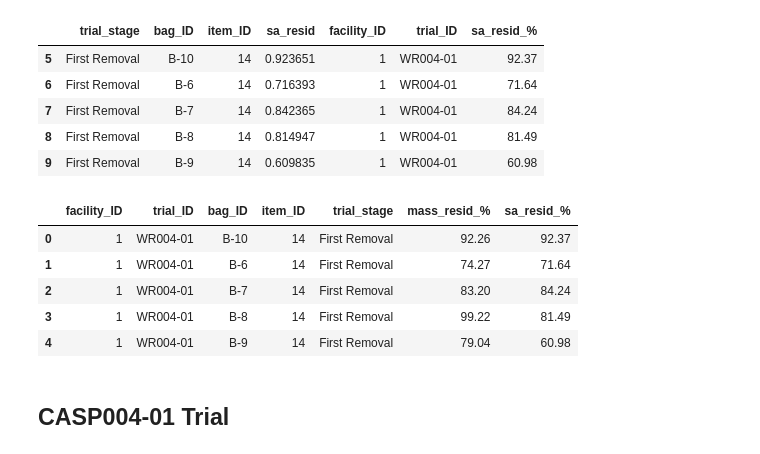
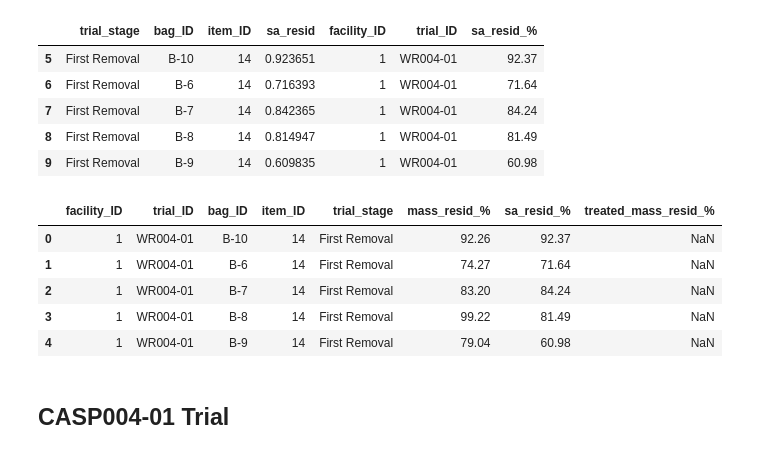
Before and after one commit to uchicago-dsi/compostable-disintegration-analysis, a Jupyter notebook: notebooks/add_observations_10trials.ipynb, the cells around one changed output. Drawn from its saved outputs; the diff is of its cells as text; code cells hidden in the pictures.

Commit message:
added a column for dried mass residuals

```diff
--- a/notebooks/add_observations_10trials.ipynb
+++ b/notebooks/add_observations_10trials.ipynb
@@ -153,24 +153,25 @@ melted_sa.head()
 # %%
 # Merge
 merged_df = pd.merge(melted_mass,
                      melted_sa,
                      on=['facility_ID', 'trial_stage', 'bag_ID', 'item_ID', 'trial_ID'],
                      how='inner',
                      suffixes=('_mass', '_sa'))
-merged_df['bag_ID'] = merged_df['bag_ID'].replace({"-": str("NaN")})
+merged_df['bag_ID'] = merged_df['bag_ID'].replace({"-": np.nan})
+merged_df['treated_mass_resid_%'] = np.nan
 
-new_column_order = ['facility_ID', 'trial_ID', 'bag_ID', 'item_ID','trial_stage', 'mass_resid_%', 'sa_resid_%']
+new_column_order = ['facility_ID', 'trial_ID', 'bag_ID', 'item_ID','trial_stage', 'mass_resid_%', 'sa_resid_%', 'treated_mass_resid_%']
 reordered_df = merged_df[new_column_order]
 reordered_df.to_csv('/project/data/compiled_results/observations.csv', index=False)
 
 reordered_df.head()
 # %% [output]
-|  | facility_ID | trial_ID | bag_ID | item_ID | trial_stage | mass_resid_% | sa_resid_% |
-| 0 | 1 | WR004-01 | B-10 | 14 | First Removal | 92.26 | 92.37 |
-| 1 | 1 | WR004-01 | B-6 | 14 | First Removal | 74.27 | 71.64 |
-| 2 | 1 | WR004-01 | B-7 | 14 | First Removal | 83.20 | 84.24 |
-| 3 | 1 | WR004-01 | B-8 | 14 | First Removal | 99.22 | 81.49 |
-| 4 | 1 | WR004-01 | B-9 | 14 | First Removal | 79.04 | 60.98 |
+|  | facility_ID | trial_ID | bag_ID | item_ID | trial_stage | mass_resid_% | sa_resid_% | treated_mass_resid_% |
+| 0 | 1 | WR004-01 | B-10 | 14 | First Removal | 92.26 | 92.37 | NaN |
+| 1 | 1 | WR004-01 | B-6 | 14 | First Removal | 74.27 | 71.64 | NaN |
+| 2 | 1 | WR004-01 | B-7 | 14 | First Removal | 83.20 | 84.24 | NaN |
+| 3 | 1 | WR004-01 | B-8 | 14 | First Removal | 99.22 | 81.49 | NaN |
+| 4 | 1 | WR004-01 | B-9 | 14 | First Removal | 79.04 | 60.98 | NaN |
 # %% [markdown]
 ## CASP004-01 Trial
 # %%
```
Also changed, not shown: parts of 14 cells of this notebook, 1 other file.
